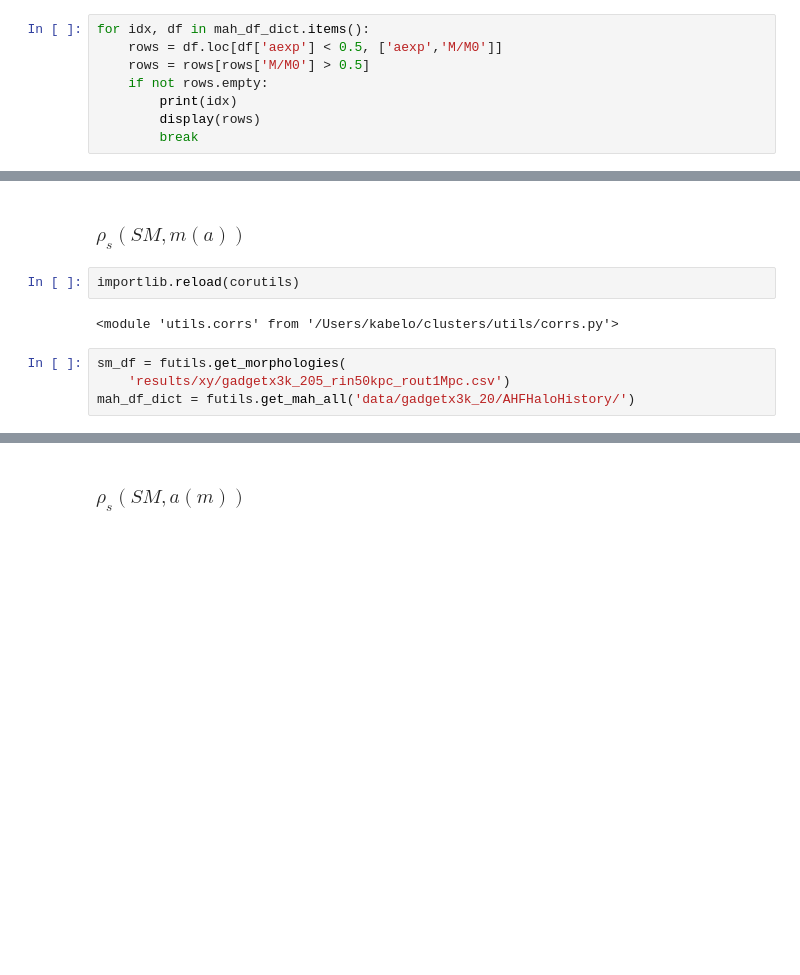
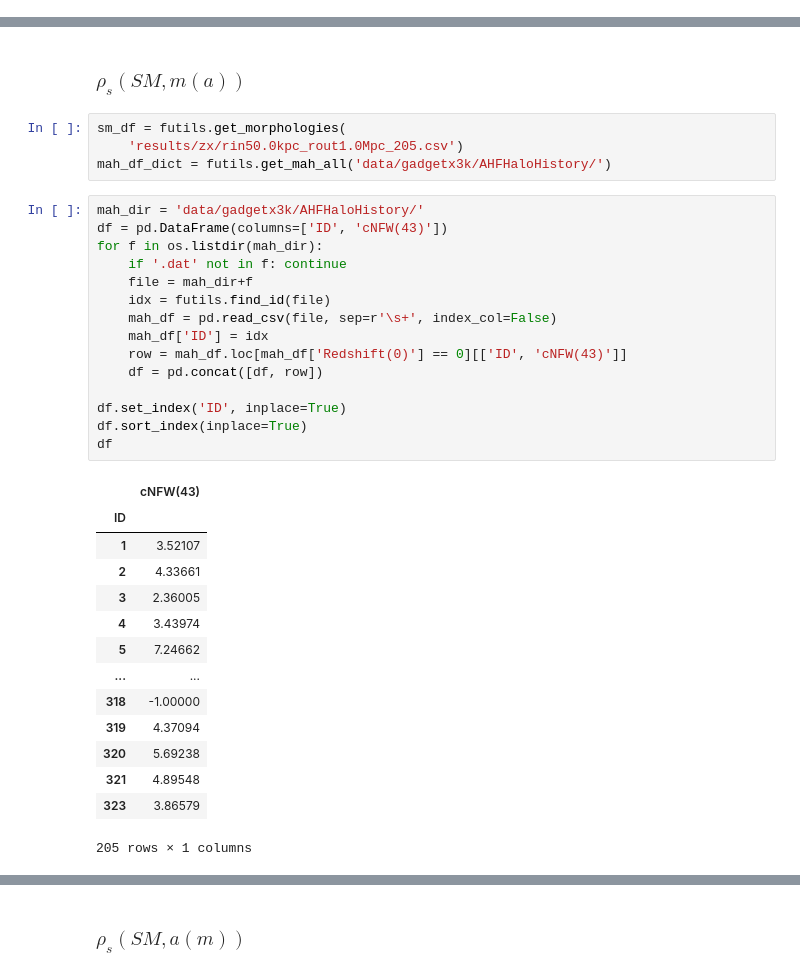
Before and after one commit to Kabelo-T/cluster_morph, a Jupyter notebook: cluster_morphs.ipynb, the cells around one changed output, grey strips where cells are left out. Drawn from its saved outputs; the diff is of its cells as text; blank space fills up the shorter version.

```diff
--- a/cluster_morphs.ipynb
+++ b/cluster_morphs.ipynb
@@ -33,10 +29,2 @@ importlib.reload(plots)
 # %%
 mah_df_dict = futils.get_mah_all()
-# %%
-for idx, df in mah_df_dict.items():
-    rows = df.loc[df['aexp'] < 0.5, ['aexp','M/M0']]
-    rows = rows[rows['M/M0'] > 0.5]
-    if not rows.empty:
-        print(idx)
-        display(rows)
-        break
@@ -82,11 +39,37 @@ plt.show()
 ## SM + MAH
 # %% [markdown]
 ### $\rho_s(SM, m(a))$
-# %%
-importlib.reload(corutils)
-# %% [output]
-<module 'utils.corrs' from '/Users/kabelo/clusters/utils/corrs.py'>
 # %%
 sm_df = futils.get_morphologies(
-    'results/xy/gadgetx3k_205_rin50kpc_rout1Mpc.csv')
-mah_df_dict = futils.get_mah_all('data/gadgetx3k_20/AHFHaloHistory/')
+    'results/zx/rin50.0kpc_rout1.0Mpc_205.csv')
+mah_df_dict = futils.get_mah_all('data/gadgetx3k/AHFHaloHistory/')
+# %%
+mah_dir = 'data/gadgetx3k/AHFHaloHistory/'
+df = pd.DataFrame(columns=['ID', 'cNFW(43)'])
+for f in os.listdir(mah_dir):
+    if '.dat' not in f: continue
+    file = mah_dir+f
+    idx = futils.find_id(file)
+    mah_df = pd.read_csv(file, sep=r'\s+', index_col=False)
+    mah_df['ID'] = idx
+    row = mah_df.loc[mah_df['Redshift(0)'] == 0][['ID', 'cNFW(43)']]
+    df = pd.concat([df, row])
+
+df.set_index('ID', inplace=True)
+df.sort_index(inplace=True)
+df
+# %% [output]
+|  | cNFW(43) |
+| ID |  |
+| 1 | 3.52107 |
+| 2 | 4.33661 |
+| 3 | 2.36005 |
+| 4 | 3.43974 |
+| 5 | 7.24662 |
+| ... | ... |
+| 318 | -1.00000 |
+| 319 | 4.37094 |
+| 320 | 5.69238 |
+| 321 | 4.89548 |
+| 323 | 3.86579 |
+205 rows × 1 columns
```
Also changed, not shown: parts of 40 cells of this notebook, 5 other files.
